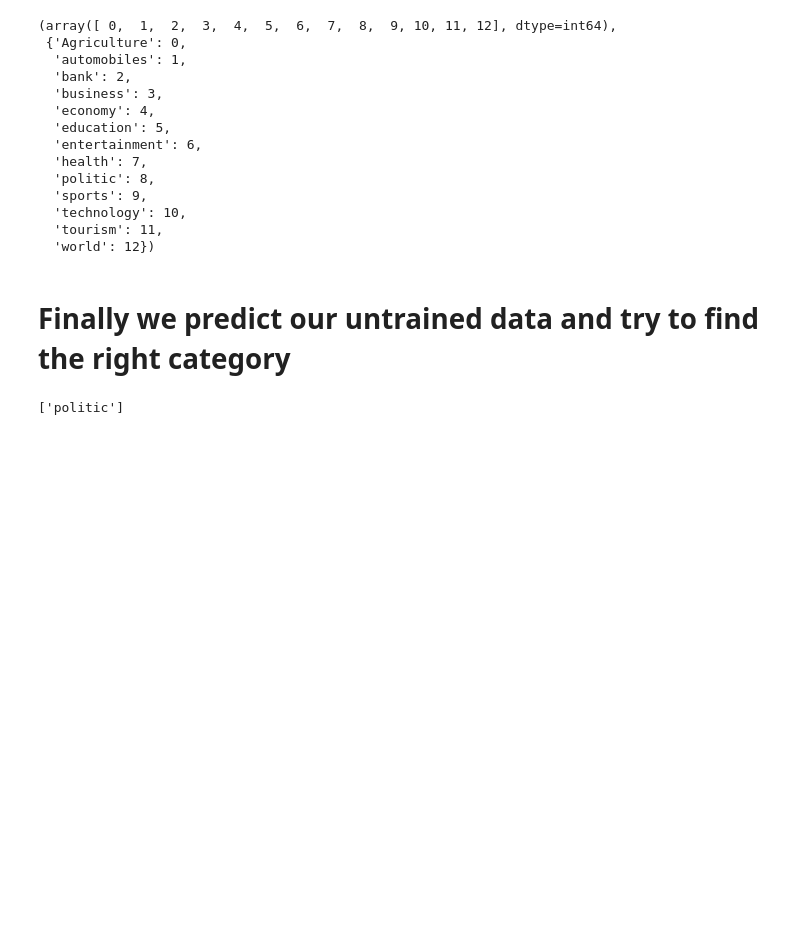
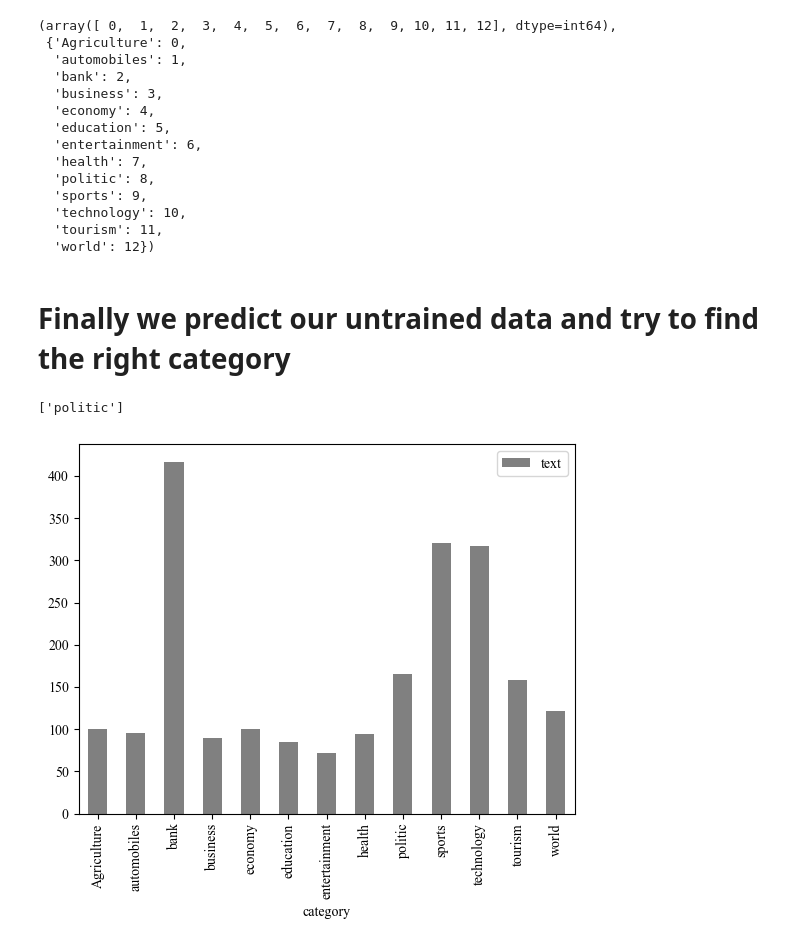
Before and after one commit to sagarad931/Nepali_news_classification, a Jupyter notebook: News_Classification_Model/My_Model.ipynb, the cells around one changed output. Saved outputs shown, nothing was run; the diff lists cells and outputs as text; code cells hidden in the pictures; blank space fills up the shorter version.

```diff
--- a/News_Classification_Model/My_Model.ipynb
+++ b/News_Classification_Model/My_Model.ipynb
@@ -345,3 +345,20 @@ filename = 'news_pred_vectorizer.pickle'
 pickle.dump(vectorizer,open(filename,'wb'))
 # %%
 # !pip install snowballstemmer
+# %%
+import matplotlib.pyplot as plt
+import matplotlib.font_manager as fm
+
+# Set the font family to Times New Roman
+font_path = fm.findfont(fm.FontProperties(family="Times New Roman"))
+
+# Configure the font family globally
+plt.rcParams["font.family"] = "Times New Roman"
+
+# Generate the bar graph with gray bars
+df[["text", "category"]].groupby("category").count().plot(kind="bar", color="gray")
+
+# Display the graph
+plt.show()
+# %% [output]
+[figure, added]
```
Also changed, not shown: parts of 2 cells of this notebook, 12 other files.
